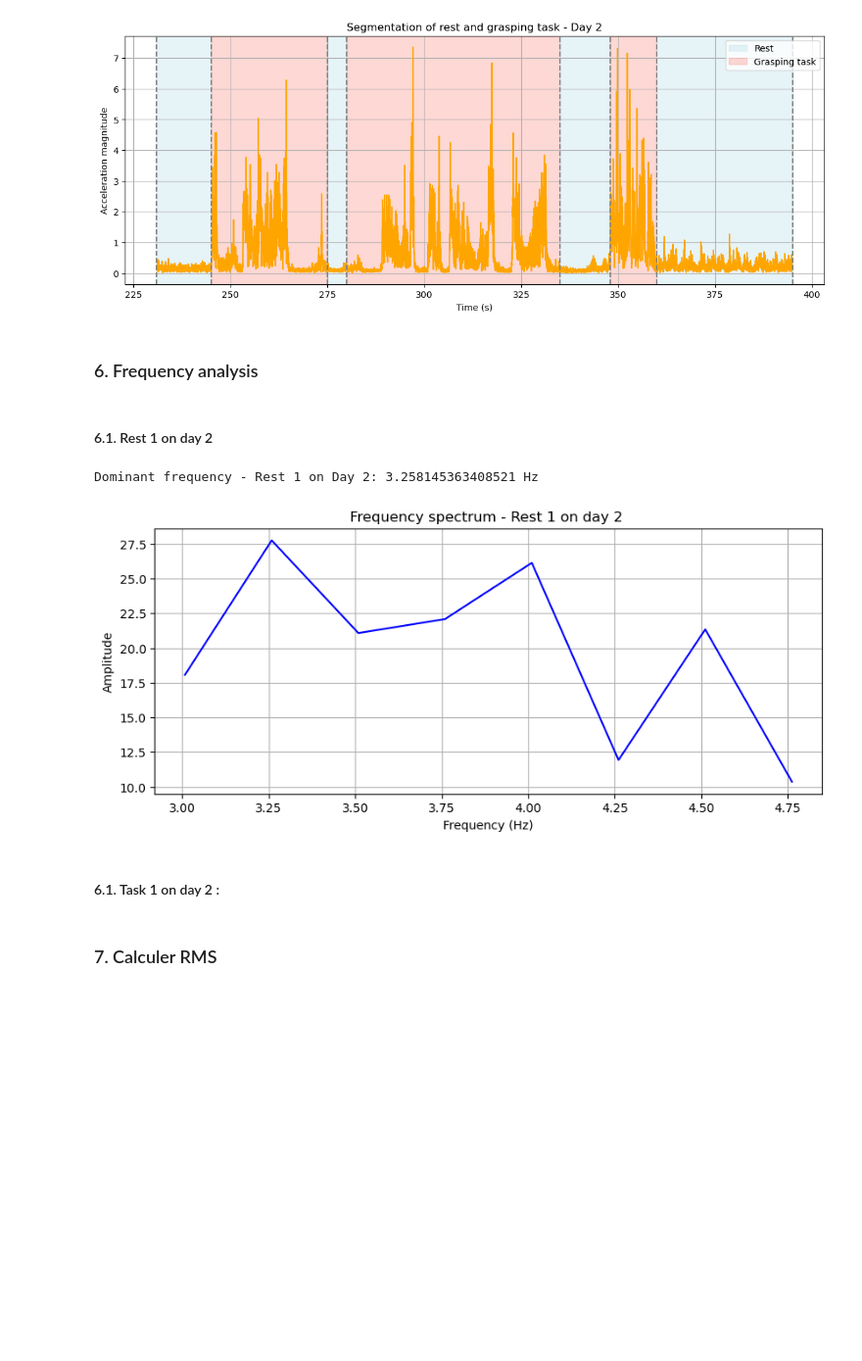
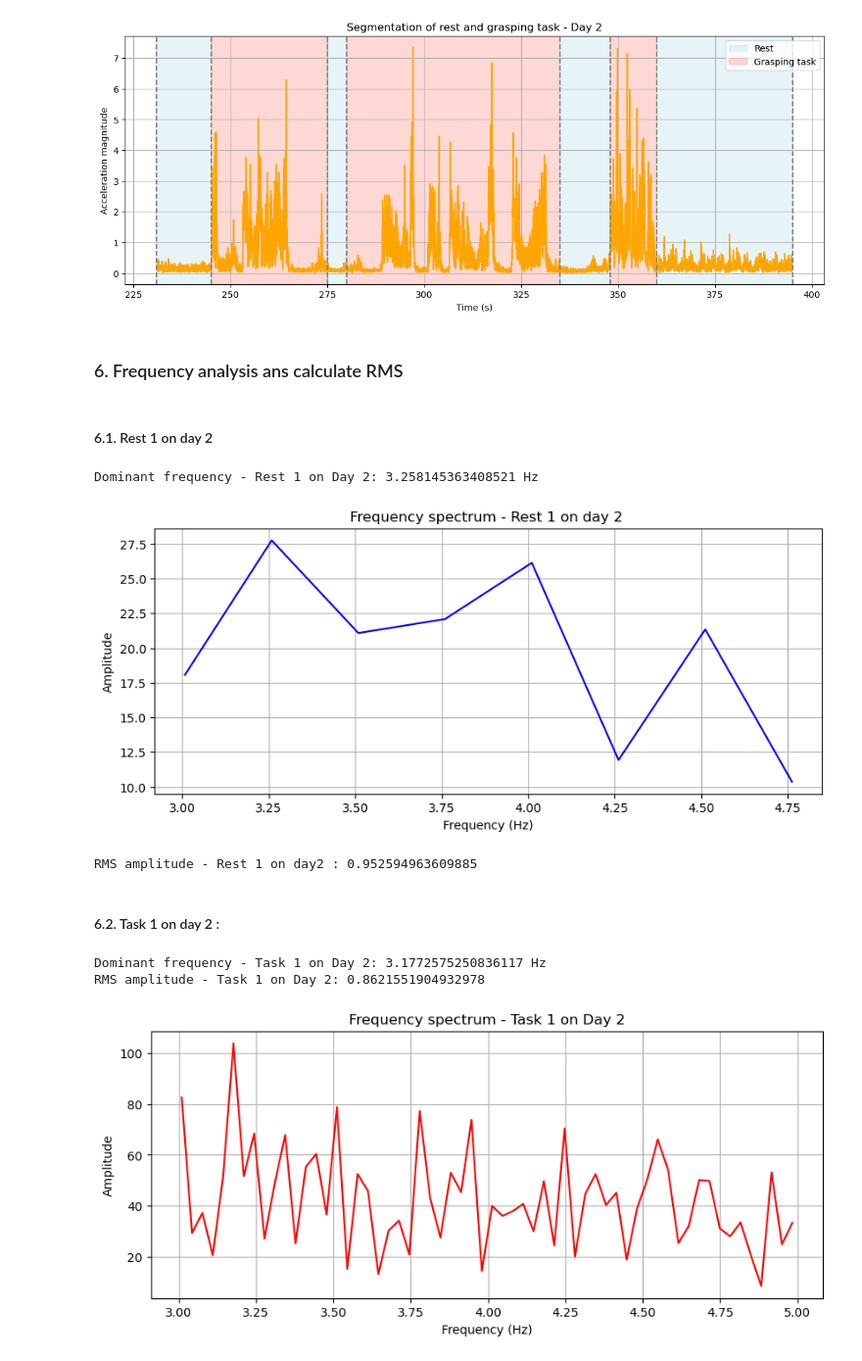
Before and after one commit to zemmahisofi-byte/Projet_R_Python, a Jupyter notebook: Projet_python/main.ipynb, the cells around one changed output. Shown at 98% size. Cells and saved outputs as stored; diff of their text form; code cells hidden in the pictures; blank space fills up the shorter version.

```diff
--- a/Projet_python/main.ipynb
+++ b/Projet_python/main.ipynb
@@ -750,7 +750,7 @@ plt.show()
 # %% [output]
 [figure]
 # %% [markdown]
-### 6. Frequency analysis
+### 6. Frequency analysis ans calculate RMS
 # %% [markdown]
 #### 6.1.  Rest 1 on day 2
 # %%
@@ -795,10 +795,59 @@ plt.ylabel("Amplitude")
 plt.title("Frequency spectrum - Rest 1 on day 2 ")
 plt.grid(True)
 plt.show()
+signal_rest1_d2 = rest1_d2["magnitude"].values
+signal_centered_rest1_d2 = signal_rest1_d2 - np.mean(signal_rest1_d2)
+
+rms_rest1_d2 = np.sqrt(np.mean(signal_centered_rest1_d2**2))
+print("RMS amplitude - Rest 1 on day2 :", rms_rest1_d2)
 # %% [output]
 Dominant frequency - Rest 1 on Day 2: 3.258145363408521 Hz
 [figure]
+RMS amplitude - Rest 1 on day2 : 0.952594963609885
 # %% [markdown]
-#### 6.1.  Task 1 on day 2 :
+#### 6.2.  Task 1 on day 2 :
-# %% [markdown]
-### 7. Calculer RMS
+# %%
+# Define Task 1 - Day 2
+task1_d2 = df_2[(df_2["Time (s)"] >= 245) & (df_2["Time (s)"] <= 275)]
+
+# Signal
+signal_task1_d2 = task1_d2["magnitude"].values
+
+# Remove mean
+signal_centered_task1_d2 = signal_task1_d2 - np.mean(signal_task1_d2)
+
+# Sampling frequency
+fs = 100
+
+# FFT
+fft_vals_task1_d2 = np.abs(np.fft.fft(signal_centered_task1_d2))
+freqs_task1_d2 = np.fft.fftfreq(len(signal_centered_task1_d2), d=1/fs)
+
+# Keep positive frequencies
+positive_freqs_task1_d2 = freqs_task1_d2[:len(freqs_task1_d2)//2]
+positive_fft_task1_d2 = fft_vals_task1_d2[:len(fft_vals_task1_d2)//2]
+
+# Mask 3–5 Hz
+mask_task1_d2 = (positive_freqs_task1_d2 >= 3) & (positive_freqs_task1_d2 <= 5)
+
+# Dominant frequency
+dominant_freq_task1_d2 = positive_freqs_task1_d2[mask_task1_d2][np.argmax(positive_fft_task1_d2[mask_task1_d2])]
+
+print("Dominant frequency - Task 1 on Day 2:", dominant_freq_task1_d2, "Hz")
+
+# RMS amplitude
+rms_task1_d2 = np.sqrt(np.mean(signal_centered_task1_d2**2))
+print("RMS amplitude - Task 1 on Day 2:", rms_task1_d2)
+
+# Plot
+plt.figure(figsize=(10,4))
+plt.plot(positive_freqs_task1_d2[mask_task1_d2], positive_fft_task1_d2[mask_task1_d2], color="red")
+plt.xlabel("Frequency (Hz)")
+plt.ylabel("Amplitude")
+plt.title("Frequency spectrum - Task 1 on Day 2")
+plt.grid(True)
+plt.show()
+# %% [output]
+Dominant frequency - Task 1 on Day 2: 3.1772575250836117 Hz
+RMS amplitude - Task 1 on Day 2: 0.8621551904932978
+[figure, added]
```
Also changed, not shown: parts of 21 cells of this notebook.
